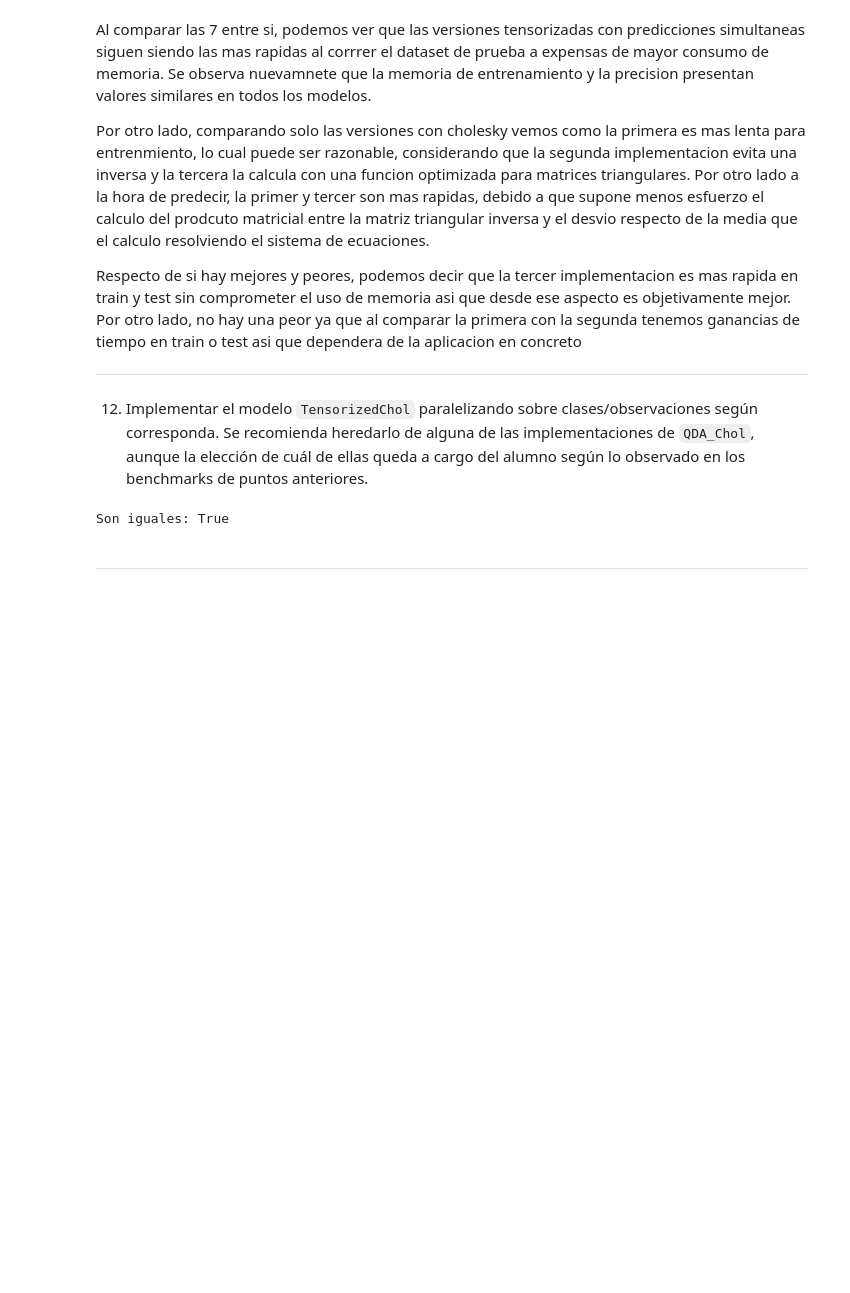
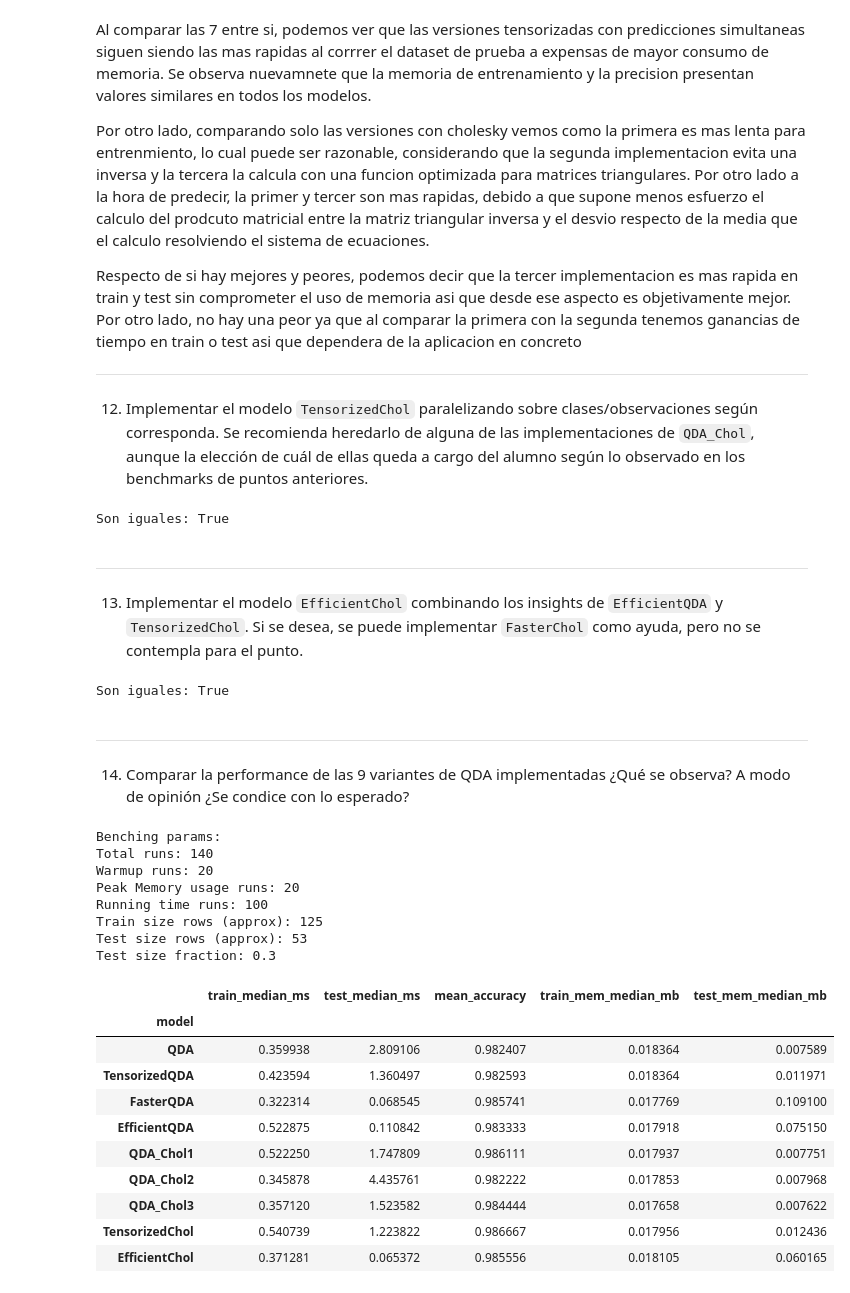
Before and after one commit to NachoXDX/ceia-amia-tp, a Jupyter notebook: Resolucion.ipynb, the cells around one changed output. Saved outputs shown, nothing was run; the diff lists cells and outputs as text; code cells hidden in the pictures; blank space fills up the shorter version.

```diff
--- a/Resolucion.ipynb
+++ b/Resolucion.ipynb
@@ -414,3 +414,71 @@ print(f"Son iguales: {(a==b).all()}")
 Son iguales: True
 # %% [markdown]
 ___
+# %% [markdown]
+13. Implementar el modelo `EfficientChol` combinando los insights de `EfficientQDA` y `TensorizedChol`. Si se desea, se puede implementar `FasterChol` como ayuda, pero no se contempla para el punto.
+# %%
+class EfficientChol(TensorizedChol):
+    def predict(self, X):
+        unbiased_x = X - self.tensor_means
+        y_t = (unbiased_x.transpose(0,2,1) @ self.tensor_L_invs.transpose(0,2,1)) #Hacemos el calculo de y_t
+
+        diag = np.sum((y_t**2),axis=2) #calculo la diagonal aplicando la propiedad de antes y ahora hago provecho de que el producto tiene la forma yT.y
+        det = np.log(self.tensor_L_invs.diagonal(axis1=1,axis2=2).prod(axis=1)) #Calculo la parte del det como se hacia en chol3
+        log_cond = det -0.5 * diag.T
+        posteriori = self.log_a_priori + log_cond #Calculo las probalilidad
+
+        y_hat = np.argmax(posteriori,axis=1) #Selecciono la mayot, probabilidades en columnas
+        return y_hat.reshape(1,-1)
+# %%
+# Check rapido de implementacion
+
+echol = EfficientChol()
+echol.fit(X_full.T,y_full_encoded.T)
+
+a = tqda.predict(X_full.T)
+b = echol.predict(X_full.T)
+
+print(f"Son iguales: {(a==b).all()}")
+# %% [output]
+Son iguales: True
+# %% [markdown]
+___
+# %% [markdown]
+14. Comparar la performance de las 9 variantes de QDA implementadas ¿Qué se observa? A modo de opinión ¿Se condice con lo esperado?
+# %%
+b = Benchmark(
+    X_full, y_full_encoded,
+    n_runs = 100,
+    warmup = 20,
+    mem_runs = 20,
+    test_sz = 0.3,
+    same_splits = False
+)
+# bencheamos un par
+to_bench = [QDA, TensorizedQDA, FasterQDA, EfficientQDA,QDA_Chol1,QDA_Chol2,QDA_Chol3,TensorizedChol,EfficientChol]
+
+for model in to_bench:
+    b.bench(model)
+
+summ = b.summary()
+summ[['train_median_ms', 'test_median_ms','mean_accuracy','train_mem_median_mb','test_mem_median_mb']]
+# %% [output]
+Benching params:
+Total runs: 140
+Warmup runs: 20
+Peak Memory usage runs: 20
+Running time runs: 100
+Train size rows (approx): 125
+Test size rows (approx): 53
+Test size fraction: 0.3
+|  | train_median_ms | test_median_ms | mean_accuracy | train_mem_median_mb | test_mem_median_mb |
+| model |  |  |  |  |  |
+| QDA | 0.359938 | 2.809106 | 0.982407 | 0.018364 | 0.007589 |
+| TensorizedQDA | 0.423594 | 1.360497 | 0.982593 | 0.018364 | 0.011971 |
+| FasterQDA | 0.322314 | 0.068545 | 0.985741 | 0.017769 | 0.109100 |
+| EfficientQDA | 0.522875 | 0.110842 | 0.983333 | 0.017918 | 0.075150 |
+| QDA_Chol1 | 0.522250 | 1.747809 | 0.986111 | 0.017937 | 0.007751 |
+| QDA_Chol2 | 0.345878 | 4.435761 | 0.982222 | 0.017853 | 0.007968 |
+| QDA_Chol3 | 0.357120 | 1.523582 | 0.984444 | 0.017658 | 0.007622 |
+| TensorizedChol | 0.540739 | 1.223822 | 0.986667 | 0.017956 | 0.012436 |
+| EfficientChol | 0.371281 | 0.065372 | 0.985556 | 0.018105 | 0.060165 |
```
Also changed, not shown: parts of 5 cells of this notebook.
